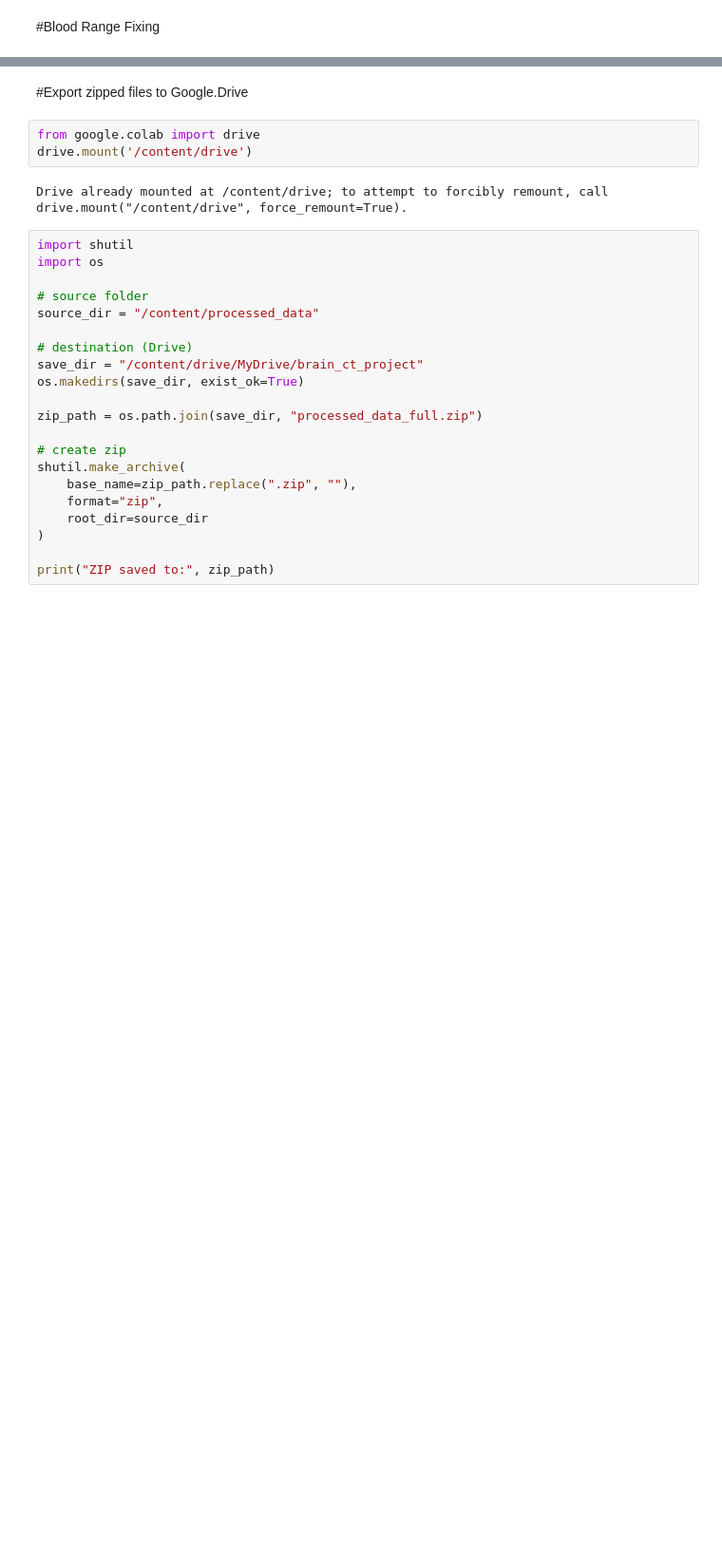
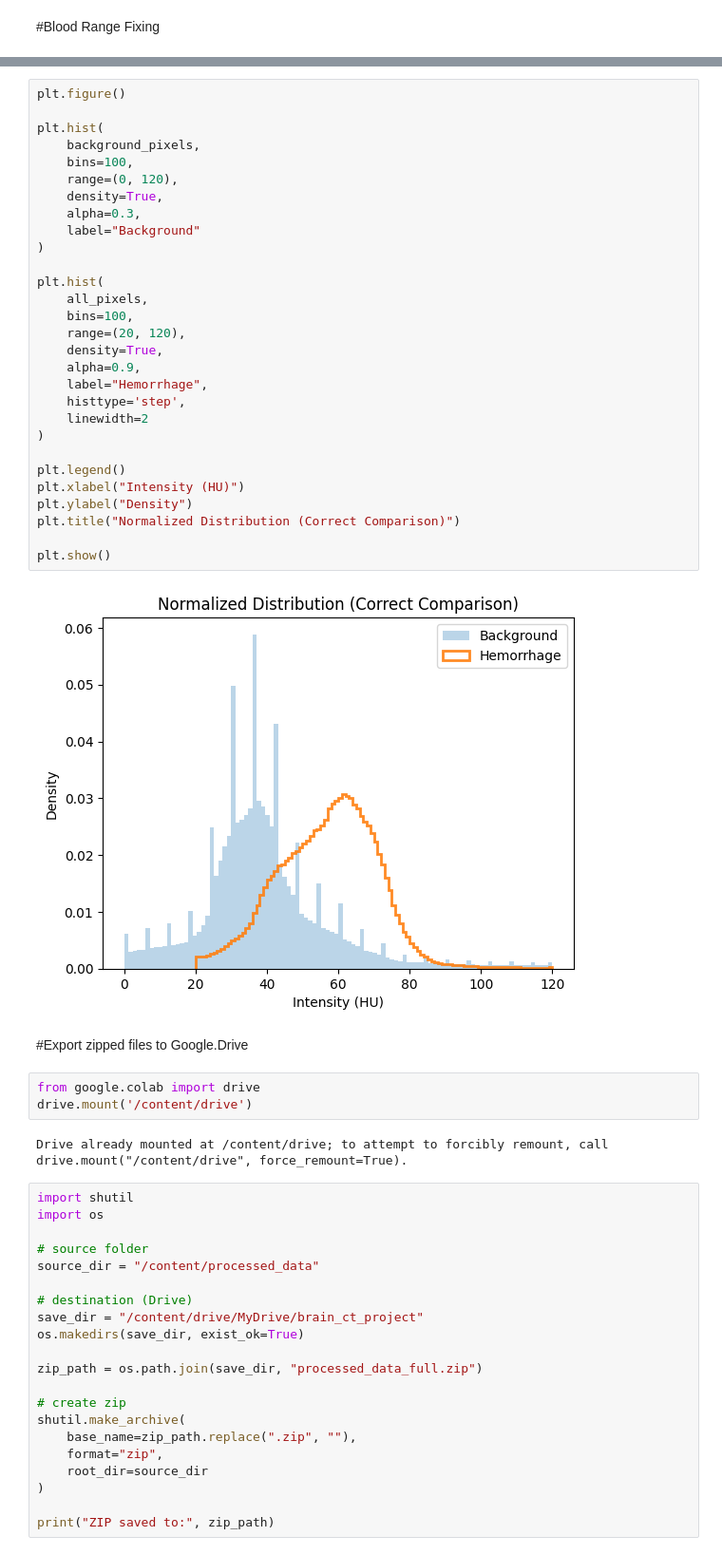
Before and after one commit to FaridRash/brain-ct-hemorrhage-segmentation, a Jupyter notebook: Notebooks/Segmentation/02_conversion_02.ipynb, the cells around one changed output, grey strips where cells are left out. Shown at 95% size. Drawn from its saved outputs; the diff is of its cells as text; blank space fills up the shorter version.

```diff
--- a/Notebooks/Segmentation/02_conversion_02.ipynb
+++ b/Notebooks/Segmentation/02_conversion_02.ipynb
@@ -716,3 +997,34 @@ for split in splits:
+# %%
+plt.figure()
+
+plt.hist(
+    background_pixels,
+    bins=100,
+    range=(0, 120),
+    density=True,
+    alpha=0.3,
+    label="Background"
+)
+
+plt.hist(
+    all_pixels,
+    bins=100,
+    range=(20, 120),
+    density=True,
+    alpha=0.9,
+    label="Hemorrhage",
+    histtype='step',
+    linewidth=2
+)
+
+plt.legend()
+plt.xlabel("Intensity (HU)")
+plt.ylabel("Density")
+plt.title("Normalized Distribution (Correct Comparison)")
+
+plt.show()
+# %% [output]
+[figure, added]
 # %% [markdown]
 #Export zipped files to Google.Drive
 # %%
```
Also changed, not shown: parts of 59 cells of this notebook.
